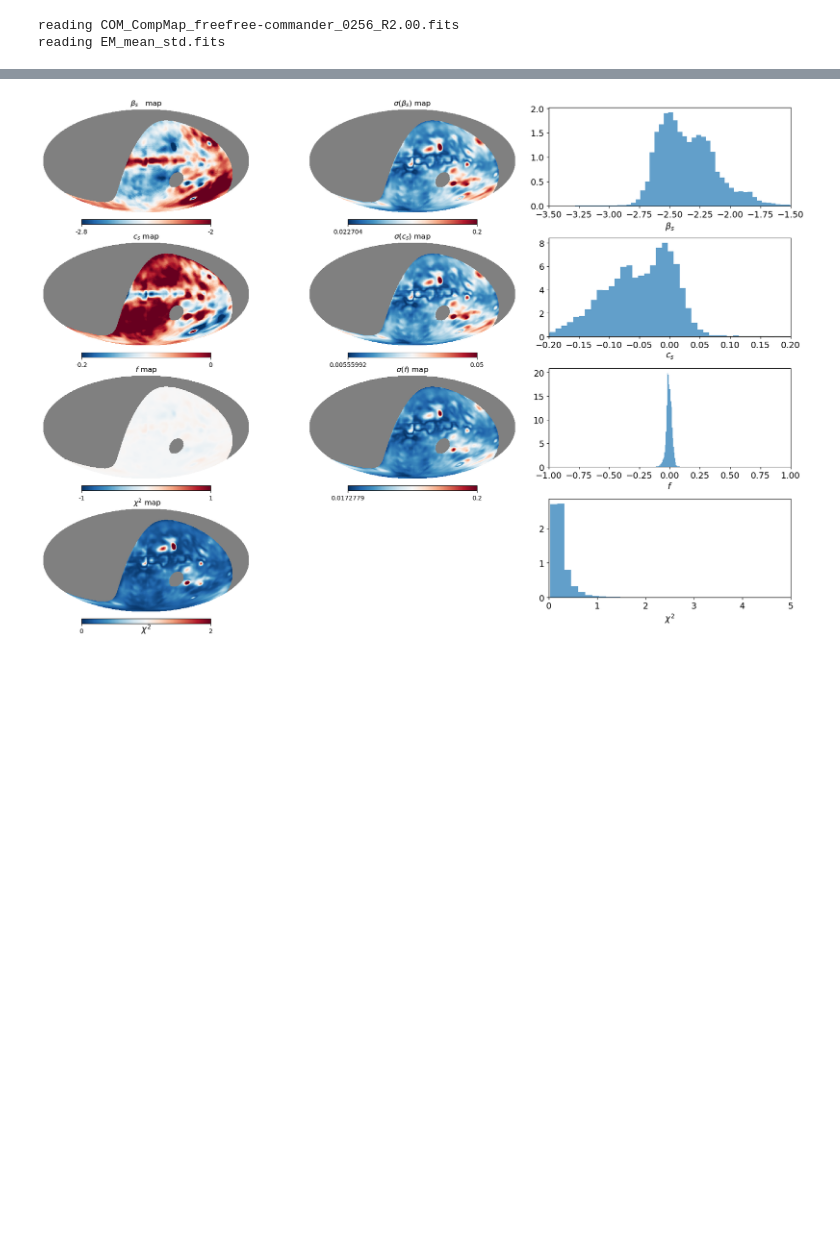
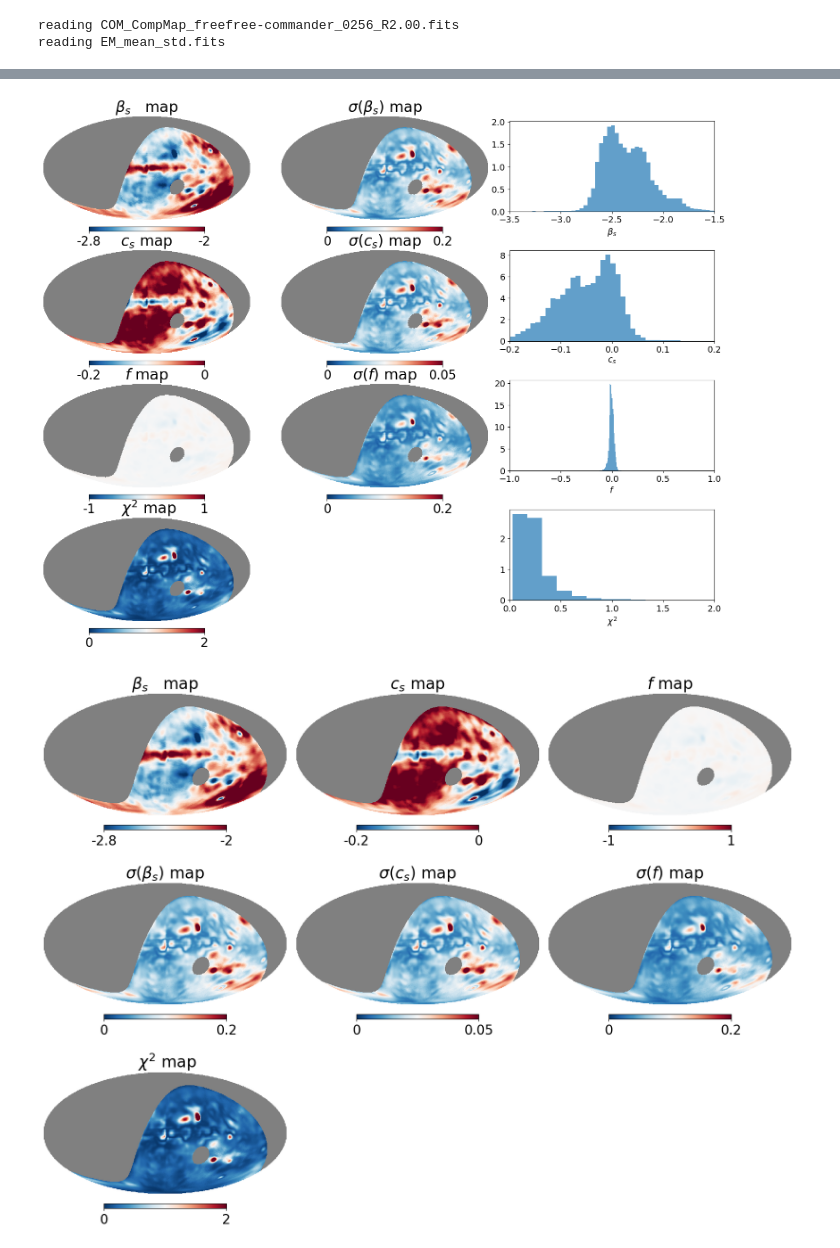
Before and after one commit to giuspugl/fitting_synchrotron, a Jupyter notebook: coarse_parameters_southern.ipynb, the cells around one changed output, grey strips where cells are left out. Saved outputs shown, nothing was run; the diff lists cells and outputs as text; code cells hidden in the pictures; blank space fills up the shorter version.

```diff
--- a/coarse_parameters_southern.ipynb
+++ b/coarse_parameters_southern.ipynb
@@ -454,9 +468,14 @@ def process_frequency(k):
     maps[k], offset, offerr[k], off_map = remove_off(maps[k], maps[408], mapserr[k], mapserr[408])
     return k, offset, offerr[k], off_map
 
+results = []
+for k  in freqs:
+    if k != 408:
+        results.append(process_frequency(k))
+
 # Parallelize the loop
-with ThreadPoolExecutor() as executor:
-    results = list(tqdm.tqdm(executor.map(process_frequency, freqs[freqs != 408]), total=len(freqs[freqs != 408])))
+#with ThreadPoolExecutor() as executor:
+#    results = list(tqdm.tqdm(executor.map(process_frequency, freqs[freqs != 408]), total=len(freqs[freqs != 408])))
 
 # Process results
 for k, offset, error_offset,_  in results:
@@ -609,7 +694,7 @@ def process_pixel(ipix, return_errors=False):
         if isinstance(errm, np.ndarray):
             vals = mapserr[k]
             errm = vals[ipix].value
-        pix_errs[cc] = np.sqrt((errm * m[ipix].value)**2 + offerr[k]**2)
+        pix_errs[cc] = np.sqrt((errm * m[ipix].value)**2 + offerr[k]**2 + thermerr[k][ipix]**2)
         cc += 1
     logyerr = np.sqrt((pix_errs[0] /pixvals[0])**2 + (pix_errs / pixvals)**2)
 
@@ -726,11 +811,23 @@ for fitted_params, errs  in results:
     error_csmap[ipix] = errs[1]
     error_fmap[ipix] = errs[2]
 # %%
-fig, axes = pl.subplots(4, 3, figsize=(18, 12))
+fig, axes = pl.subplots(4, 3, figsize=(16, 12))
+fontsize = 20
+import matplotlib
+matplotlib.rcParams.update({'font.size':fontsize})
 
 # 1st row: betamap
 hp.mollview(betamap, sub=(4, 3, 1), min=-2.8, max=-2.,  cmap='RdBu_r', notext=True,  title=r'$\beta_s$   map' )
-hp.mollview(error_betamap, sub=(4, 3, 2), max=0.2,  cmap='RdBu_r', notext=True, fig=fig, title=r'$\sigma(\beta_s)$ map')
+f = matplotlib.pyplot.gcf().get_children()
+HpxAx = f[1]
+CbAx = f[2]
+
+coord_text_obj = HpxAx.get_children()[6]
+coord_text_obj.set_fontsize(fontsize)
+
+unit_text_obj = CbAx.get_children()[7]
+unit_text_obj.set_fontsize(fontsize)
+hp.mollview(error_betamap, sub=(4, 3, 2), min=0, max=0.2,  cmap='RdBu_r', notext=True, fig=fig, title=r'$\sigma(\beta_s)$ map')
 axes[0, 2].hist(betamap[~np.isnan(betamap)], bins=50, density=True, color='C0', alpha=0.7)
 axes[0, 2].set_xlabel(r'$\beta_s$', fontsize=14)
 #axes[0, 2].set_ylabel('Density')
@@ -743,45 +840,81 @@ axes[0, 2].tick_params(axis='both', which='minor', labelsize=14)
 
 hp.mollview(csmap, sub=(4, 3, 4), min=-0.2, max=0.,  cmap='RdBu_r',  notext=True, fig=fig, title=r'$c_s$ map')
 
-hp.mollview(error_csmap, sub=(4, 3, 5), max=0.05,  cmap='RdBu_r',  notext=True, fig=fig, title=r'$\sigma(c_s)$ map')
+hp.mollview(error_csmap, sub=(4, 3, 5), min=0, max=0.05,  cmap='RdBu_r',  notext=True, fig=fig, title=r'$\sigma(c_s)$ map')
 
 axes[1, 2].hist(csmap[~np.isnan(csmap)], bins=50, density=True, color='C0', alpha=0.7)
 axes[1, 2].set_xlabel(r'$c_s$', fontsize=14)
 axes[1, 2].set_xlim( [-.2, .2 ])
 axes[1, 2].tick_params(axis='both', which='major', labelsize=14)
 axes[1, 2].tick_params(axis='both', which='minor', labelsize=14)
 
 #axes[1, 2].set_ylabel('Density')
 
 # 3rd row: fmap
 hp.mollview(fmap, sub=(4, 3, 7),  cmap='RdBu_r',min=-1,max=1,  notext=True, fig=fig, title=r'$f$ map')
-hp.mollview(error_fmap, sub=(4, 3, 8), max=0.2,  cmap='RdBu_r',  notext=True, fig=fig, title=r'$\sigma(f)$ map')
+hp.mollview(error_fmap, sub=(4, 3, 8), min=0, max=0.2,  cmap='RdBu_r',  notext=True, fig=fig, title=r'$\sigma(f)$ map')
 
 axes[2, 2].hist(fmap[~np.isnan(fmap)], bins=50, density=True, color='C0', alpha=0.7)
 #axes[2, 2].set_ylabel('Density')
 axes[2, 2].set_xlabel(r'$f$', fontsize=14)
 axes[2, 2].set_xlim( [-1, 1 ])
 axes[2, 2].tick_params(axis='both', which='major', labelsize=14)
 axes[2, 2].tick_params(axis='both', which='minor', labelsize=14)
 
-hp.mollview(chisquare_map   , sub=(4,3,10) ,  min=0 ,max=2.0,    unit=r'$ \chi^2$',cmap='RdBu_r',notext=True, title=' $\chi^2$ map' )
+hp.mollview(chisquare_map   , sub=(4,3,10) ,  min=0 ,max=2.0,  cmap='RdBu_r',notext=True, title=' $\chi^2$ map' )
 axes[3, 2].hist(chisquare_map[~np.isnan(chisquare_map)], bins=50, density=True, color='C0', alpha=0.7)
 #axes[2, 2].set_ylabel('Density')
 axes[3, 2].set_xlabel( r'$ \chi^2$', fontsize=14)
-axes[3, 2].set_xlim( [0,5 ])
+axes[3, 2].set_xlim( [0,2 ])
 axes[3, 2].tick_params(axis='both', which='major', labelsize=14)
 axes[3, 2].tick_params(axis='both', which='minor', labelsize=14)
 
 # Remove empty axes from the figure
 for ax_row in axes:
     for ax in ax_row:
         if not ax.has_data():
             fig.delaxes(ax)
 pl.tight_layout()
+pl.show()
 
-pl.savefig('res_south_5deg.pdf', format='pdf', bbox_inches='tight')
+fig, axes = pl.subplots(4, 3, figsize=(16, 12))
+fontsize = 20
+matplotlib.rcParams.update({'font.size':fontsize})
+
+# 1st row: betamap
+hp.mollview(betamap, sub=(3, 3, 1), min=-2.8, max=-2.,  cmap='RdBu_r', notext=True,  title=r'$\beta_s$   map' )
+f = matplotlib.pyplot.gcf().get_children()
+HpxAx = f[1]
+CbAx = f[2]
+
+coord_text_obj = HpxAx.get_children()[6]
+coord_text_obj.set_fontsize(fontsize)
+
+unit_text_obj = CbAx.get_children()[7]
+unit_text_obj.set_fontsize(fontsize)
+
+hp.mollview(csmap, sub=(3, 3, 2), min=-0.2, max=0.,  cmap='RdBu_r',  notext=True, fig=fig, title=r'$c_s$ map')
+hp.mollview(fmap, sub=(3, 3, 3),  cmap='RdBu_r',min=-1,max=1,  notext=True, fig=fig, title=r'$f$ map')
+
+
+hp.mollview(error_betamap, sub=(3, 3, 4), min=0, max=0.2,  cmap='RdBu_r', notext=True, fig=fig, title=r'$\sigma(\beta_s)$ map')
+hp.mollview(error_csmap, sub=(3, 3, 5), min=0, max=0.05,  cmap='RdBu_r',  notext=True, fig=fig, title=r'$\sigma(c_s)$ map')
+hp.mollview(error_fmap, sub=(3, 3, 6), min=0, max=0.2,  cmap='RdBu_r',  notext=True, fig=fig, title=r'$\sigma(f)$ map')
+
+
+hp.mollview(chisquare_map   , sub=(3,3,7) ,  min=0 ,max=2, cmap='RdBu_r',notext=True , title=' $\chi^2$ map' )
+
+
+# Remove empty axes from the figure
+for ax_row in axes:
+    for ax in ax_row:
+        if not ax.has_data():
+            fig.delaxes(ax)
+pl.tight_layout()
+pl.savefig('res_south_5deg.png', format='png', bbox_inches='tight')
 # %% [output]
-[figure, old version]
+[figure, new version]
+[figure, added]
 # %%
 # Save all maps into a single HEALPix FITS file
 hp.write_map(
```
Also changed, not shown: parts of 6 cells of this notebook, 11 other files.
